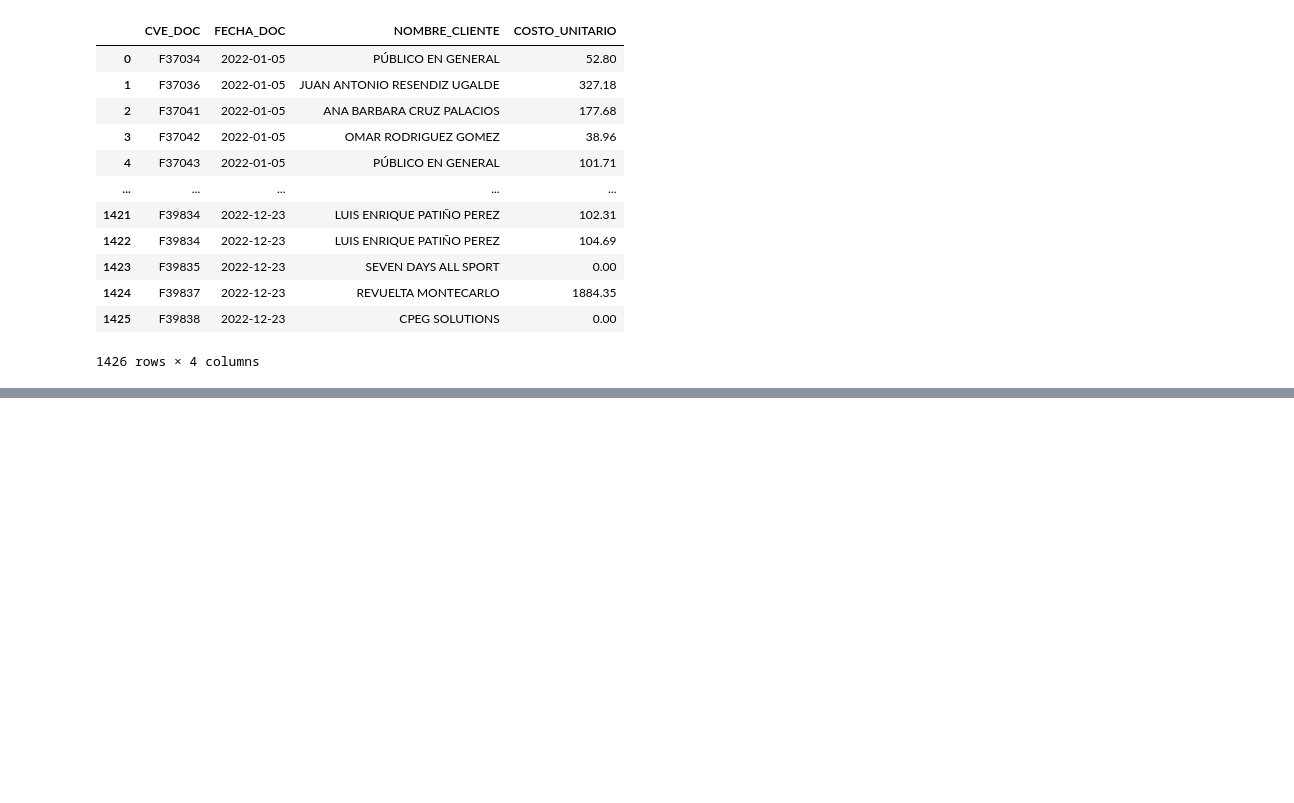
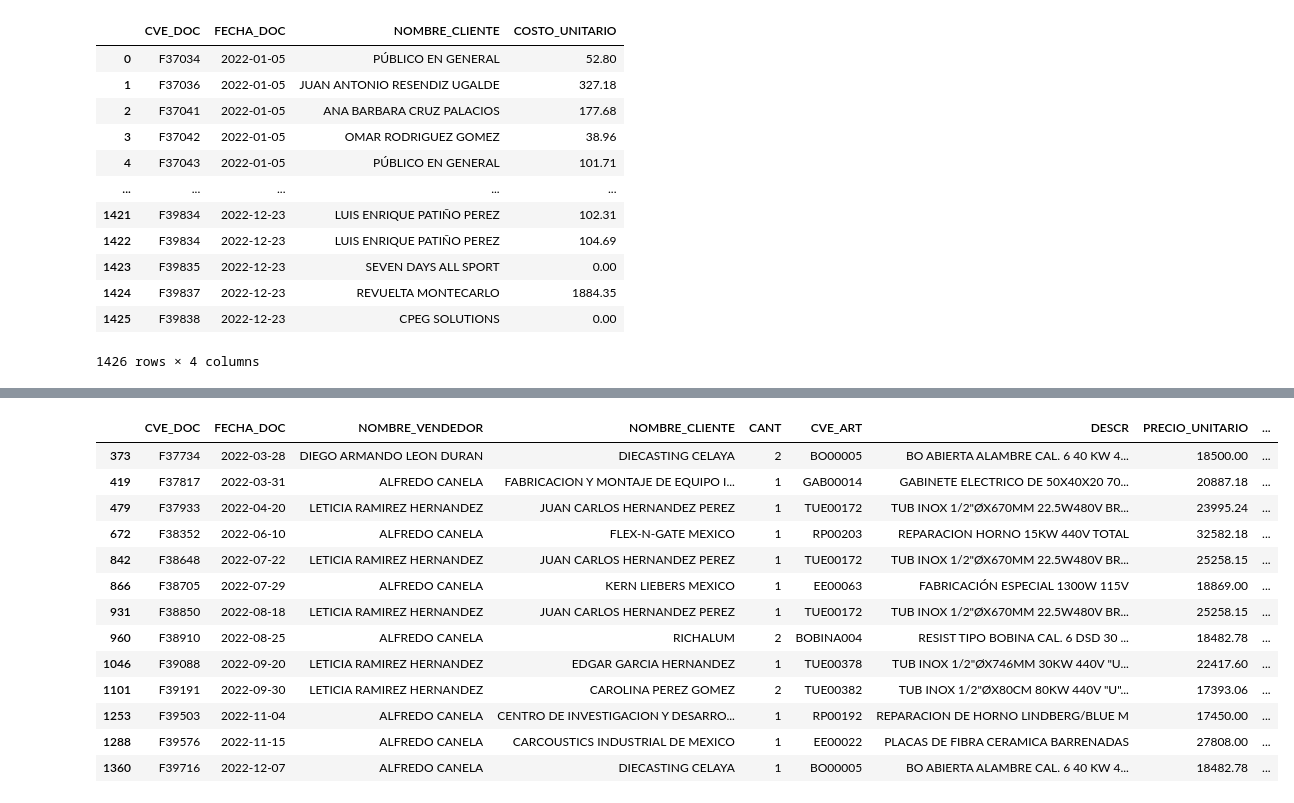
Before and after one commit to Angel353/ExtraccionDeDatos, a Jupyter notebook: Ejercicio_1_Act1.ipynb, the cells around one changed output, grey strips where cells are left out. Cells and saved outputs as stored; diff of their text form; code cells hidden in the pictures; blank space fills up the shorter version.

```diff
--- a/Ejercicio_1_Act1.ipynb
+++ b/Ejercicio_1_Act1.ipynb
@@ -105,0 +192,19 @@ files.download("filtro3.csv")
+# %%
+#Filtro NOT
+filtro10=df[~(df["PRECIO_UNITARIO"] <= 15000) & ~(df["CANT"] >= 4)]
+filtro10
+# %% [output]
+|  | CVE_DOC | FECHA_DOC | NOMBRE_VENDEDOR | NOMBRE_CLIENTE | CANT | CVE_ART | DESCR | PRECIO_UNITARIO | ... |
+| 373 | F37734 | 2022-03-28 | DIEGO ARMANDO LEON DURAN | DIECASTING CELAYA | 2 | BO00005 | BO ABIERTA ALAMBRE CAL. 6 40 KW 4... | 18500.00 | ... |
+| 419 | F37817 | 2022-03-31 | ALFREDO CANELA | FABRICACION Y MONTAJE DE EQUIPO I... | 1 | GAB00014 | GABINETE ELECTRICO DE 50X40X20 70... | 20887.18 | ... |
+| 479 | F37933 | 2022-04-20 | LETICIA RAMIREZ HERNANDEZ | JUAN CARLOS HERNANDEZ PEREZ | 1 | TUE00172 | TUB INOX 1/2"ØX670MM 22.5W480V BR... | 23995.24 | ... |
+| 672 | F38352 | 2022-06-10 | ALFREDO CANELA | FLEX-N-GATE MEXICO | 1 | RP00203 | REPARACION HORNO 15KW 440V TOTAL | 32582.18 | ... |
+| 842 | F38648 | 2022-07-22 | LETICIA RAMIREZ HERNANDEZ | JUAN CARLOS HERNANDEZ PEREZ | 1 | TUE00172 | TUB INOX 1/2"ØX670MM 22.5W480V BR... | 25258.15 | ... |
+| 866 | F38705 | 2022-07-29 | ALFREDO CANELA | KERN LIEBERS MEXICO | 1 | EE00063 | FABRICACIÓN ESPECIAL 1300W 115V | 18869.00 | ... |
+| 931 | F38850 | 2022-08-18 | LETICIA RAMIREZ HERNANDEZ | JUAN CARLOS HERNANDEZ PEREZ | 1 | TUE00172 | TUB INOX 1/2"ØX670MM 22.5W480V BR... | 25258.15 | ... |
+| 960 | F38910 | 2022-08-25 | ALFREDO CANELA | RICHALUM | 2 | BOBINA004 | RESIST TIPO BOBINA CAL. 6 DSD 30 ... | 18482.78 | ... |
+| 1046 | F39088 | 2022-09-20 | LETICIA RAMIREZ HERNANDEZ | EDGAR GARCIA HERNANDEZ | 1 | TUE00378 | TUB INOX 1/2"ØX746MM 30KW 440V "U... | 22417.60 | ... |
+| 1101 | F39191 | 2022-09-30 | LETICIA RAMIREZ HERNANDEZ | CAROLINA PEREZ GOMEZ | 2 | TUE00382 | TUB INOX 1/2"ØX80CM 80KW 440V "U"... | 17393.06 | ... |
+| 1253 | F39503 | 2022-11-04 | ALFREDO CANELA | CENTRO DE INVESTIGACION Y DESARRO... | 1 | RP00192 | REPARACION DE HORNO LINDBERG/BLUE M | 17450.00 | ... |
+| 1288 | F39576 | 2022-11-15 | ALFREDO CANELA | CARCOUSTICS INDUSTRIAL DE MEXICO | 1 | EE00022 | PLACAS DE FIBRA CERAMICA BARRENADAS | 27808.00 | ... |
+| 1360 | F39716 | 2022-12-07 | ALFREDO CANELA | DIECASTING CELAYA | 1 | BO00005 | BO ABIERTA ALAMBRE CAL. 6 40 KW 4... | 18482.78 | ... |
```
Also changed, not shown: parts of 12 cells of this notebook.
